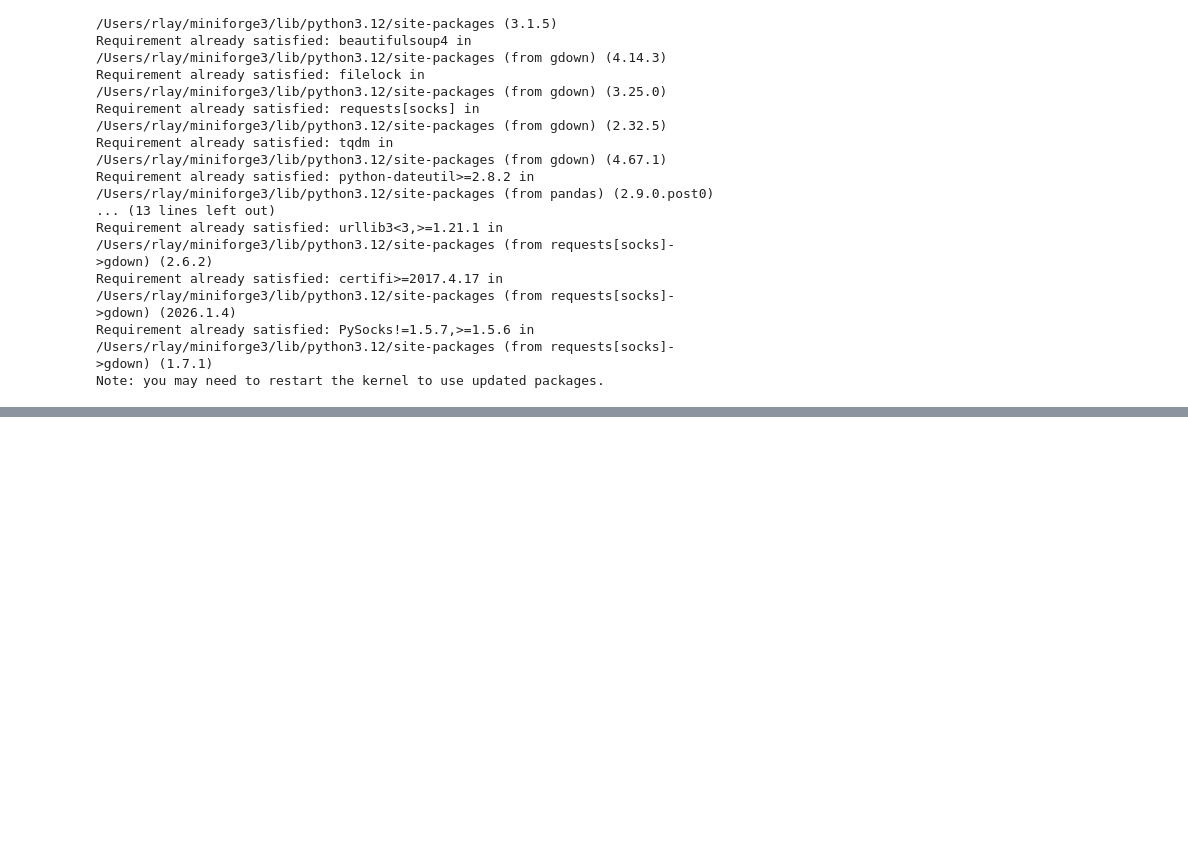
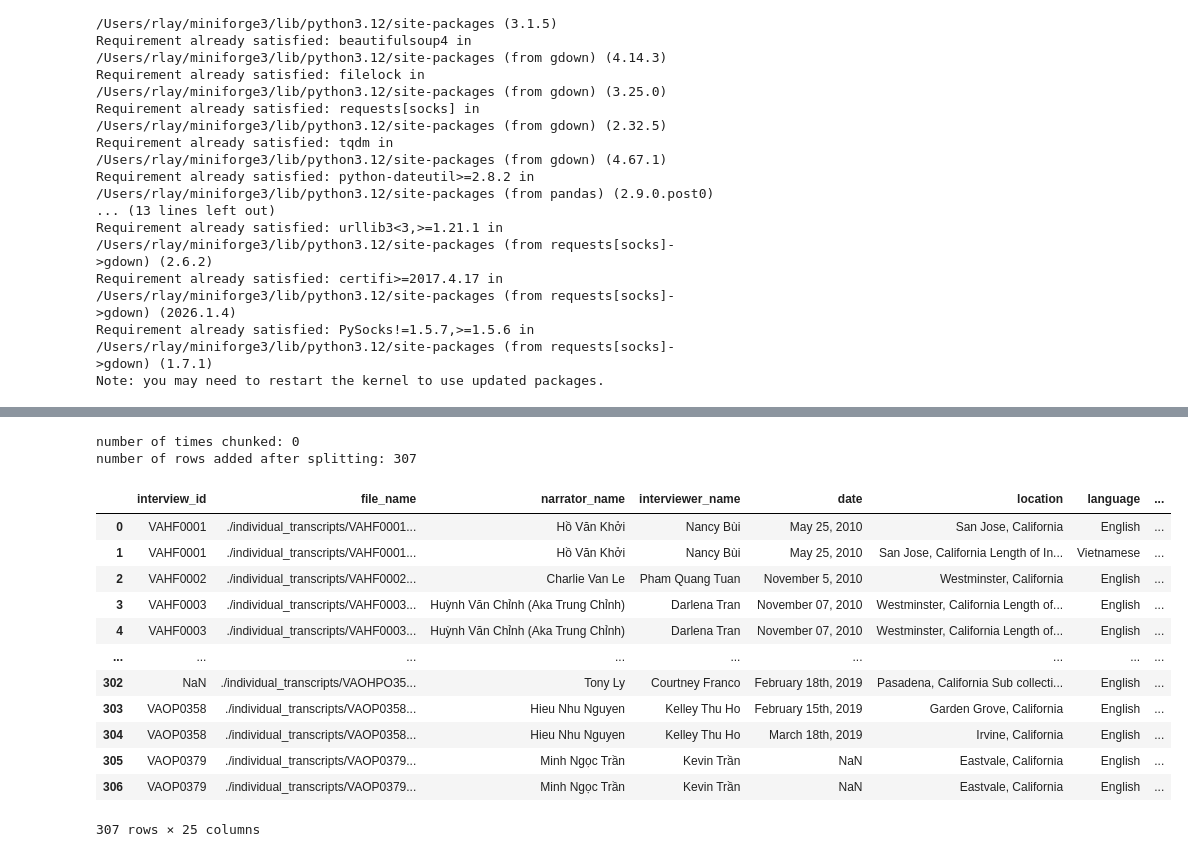
Before and after one commit to not-fritos/26s-curric-803-report, a Jupyter notebook: 26s_CURRIC_803_05_HW_processing.ipynb, the cells around one changed output, grey strips where cells are left out. Drawn from its saved outputs; the diff is of its cells as text; code cells hidden in the pictures; blank space fills up the shorter version.

```diff
--- a/26s_CURRIC_803_05_HW_processing.ipynb
+++ b/26s_CURRIC_803_05_HW_processing.ipynb
@@ -547,0 +1274,20 @@ DataFrame created successfully. First 5 rows:
+# %%
+df_processed = handle_excel_cell_limit(df)
+df_processed.to_excel("processed_interviews.xlsx", index=False)
+display(df_processed)
+# %% [output]
+number of times chunked: 0
+number of rows added after splitting: 307
+|  | interview_id | file_name | narrator_name | interviewer_name | date | location | language | ... |
+| 0 | VAHF0001 | ./individual_transcripts/VAHF0001... | Hồ Văn Khởi | Nancy Bùi | May 25, 2010 | San Jose, California | English | ... |
+| 1 | VAHF0001 | ./individual_transcripts/VAHF0001... | Hồ Văn Khởi | Nancy Bùi | May 25, 2010 | San Jose, California Length of In... | Vietnamese | ... |
+| 2 | VAHF0002 | ./individual_transcripts/VAHF0002... | Charlie Van Le | Pham Quang Tuan | November 5, 2010 | Westminster, California | English | ... |
+| 3 | VAHF0003 | ./individual_transcripts/VAHF0003... | Huỳnh Văn Chỉnh (Aka Trung Chỉnh) | Darlena Tran | November 07, 2010 | Westminster, California Length of... | English | ... |
+| 4 | VAHF0003 | ./individual_transcripts/VAHF0003... | Huỳnh Văn Chỉnh (Aka Trung Chỉnh) | Darlena Tran | November 07, 2010 | Westminster, California Length of... | English | ... |
+| ... | ... | ... | ... | ... | ... | ... | ... | ... |
+| 302 | NaN | ./individual_transcripts/VAOHPO35... | Tony Ly | Courtney Franco | February 18th, 2019 | Pasadena, California Sub collecti... | English | ... |
+| 303 | VAOP0358 | ./individual_transcripts/VAOP0358... | Hieu Nhu Nguyen | Kelley Thu Ho | February 15th, 2019 | Garden Grove, California | English | ... |
+| 304 | VAOP0358 | ./individual_transcripts/VAOP0358... | Hieu Nhu Nguyen | Kelley Thu Ho | March 18th, 2019 | Irvine, California | English | ... |
+| 305 | VAOP0379 | ./individual_transcripts/VAOP0379... | Minh Ngọc Trần | Kevin Trần | NaN | Eastvale, California | English | ... |
+| 306 | VAOP0379 | ./individual_transcripts/VAOP0379... | Minh Ngọc Trần | Kevin Trần | NaN | Eastvale, California | English | ... |
+307 rows × 25 columns
```
Also changed, not shown: parts of 36 cells of this notebook, 4 other files.
